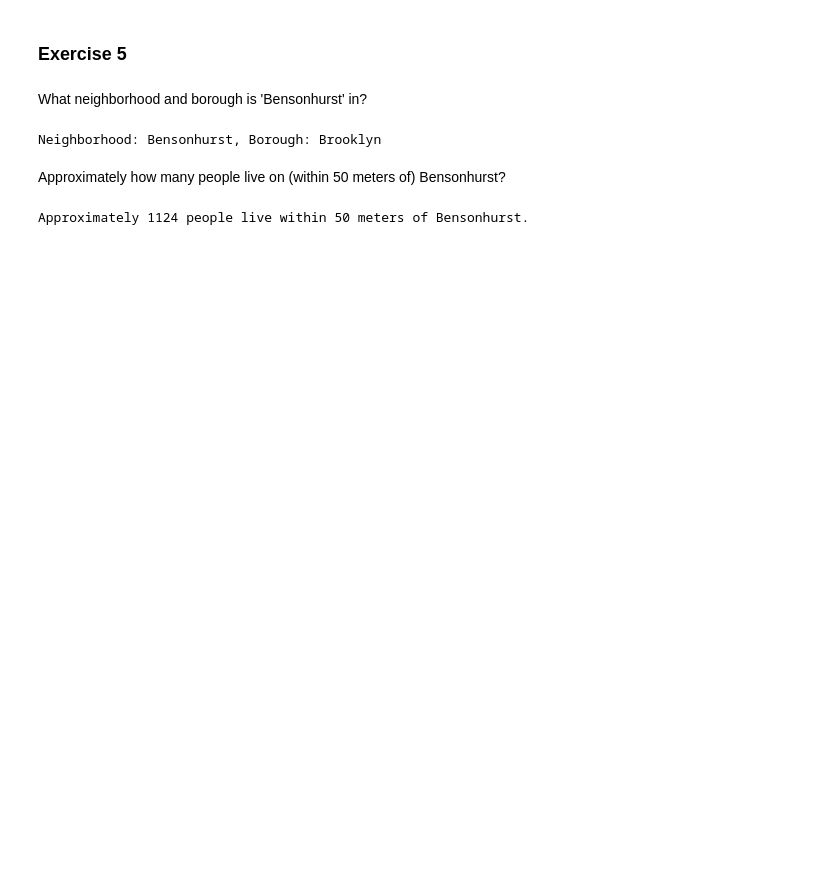
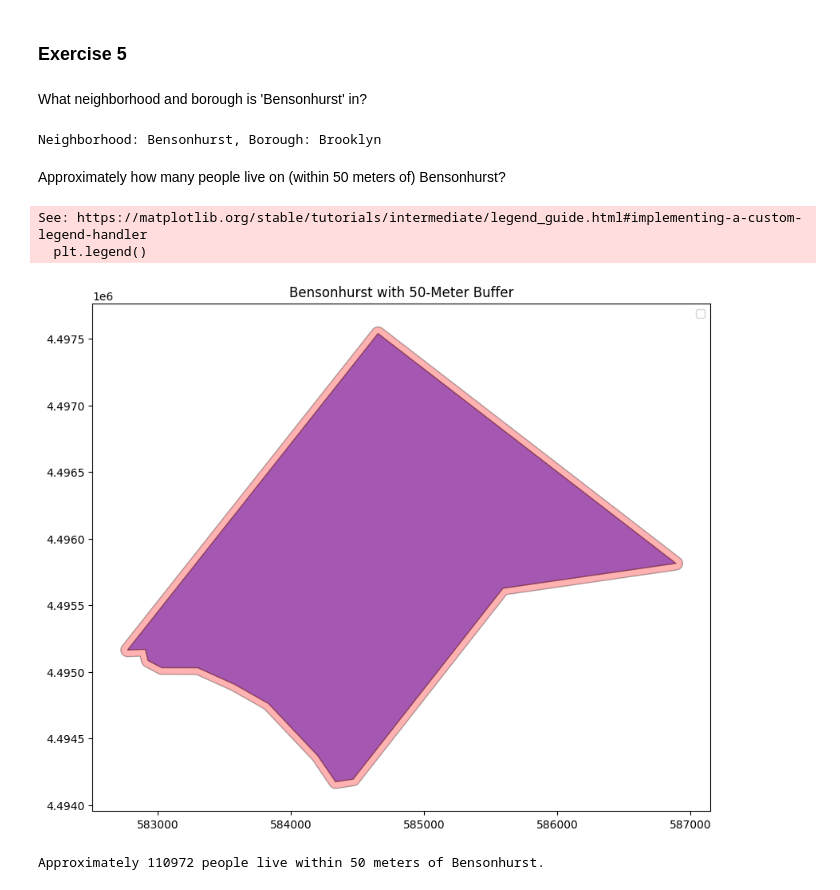
Before and after one commit to arthurwilly/Spatial-NoSQL, a Jupyter notebook: NoSQL_MongoDB_Spatial_William.ipynb, the cells around one changed output. Drawn from its saved outputs; the diff is of its cells as text; code cells hidden in the pictures; blank space fills up the shorter version.

```diff
--- a/NoSQL_MongoDB_Spatial_William.ipynb
+++ b/NoSQL_MongoDB_Spatial_William.ipynb
@@ -670,36 +670,31 @@ print(f"Neighborhood: {neighborhood_name}, Borough: {borough_name}")
 Neighborhood: Bensonhurst, Borough: Brooklyn
 # %% [markdown]
 Approximately how many people live on (within 50 meters of) Bensonhurst?
-# %%
-# Find the geometry for 'Bensonhurst'
-bensonhurst = db['nyc_neighborhoods'].find_one(
-    {"properties.NAME": "Bensonhurst"},
-    {"geometry": 1, "_id": 0}
-)
-
-# Convert the GeoJSON geometry to Shapely format
-bensonhurst_geometry = shape(bensonhurst['geometry'])
-
-# Get the centroid of Bensonhurst for proximity calculation
-bensonhurst_centroid = bensonhurst_geometry.centroid
-
-# Perform a geospatial query to find population units within 50 meters of Bensonhurst
-nearby_population_units = db['nyc_census_blocks'].find({
-    "geometry": {
-        "$near": {       # geospatial query to find all cencus blocks whose geometry falls within 50 meters of centroid
-            "$geometry": {
-                "type": "Point",
-                "coordinates": [bensonhurst_centroid.x, bensonhurst_centroid.y]
-            },
-            "$maxDistance": 50  # 50 meters
-        }
-    }
-})
-
-# Sum the population from the nearby population units
-total_population = sum([unit['properties']['POPN_TOTAL'] for unit in nearby_population_units])
-
-# Print the total population living within 50 meters of Bensonhurst
-print(f"Approximately {total_population} people live within 50 meters of Bensonhurst.")
-# %% [output]
-Approximately 1124 people live within 50 meters of Bensonhurst.
+# %%
+# Retrieve Bensonhurst geometry from MongoDB
+bensonhurst = db['nyc_neighborhoods'].find_one(
+    {"properties.NAME": "Bensonhurst"},
+    {"geometry": 1, "_id": 0}
+)
+
+# Convert to Shapely geometry and create a GeoDataFrame
+bensonhurst_geometry = shape(bensonhurst['geometry'])
+be_df = gpd.GeoDataFrame([{'name': 'Bensonhurst', 'geometry': bensonhurst_geometry}], crs="EPSG:4326")
+
+# Set to EPSG:26918 for meter-based operations
+be_df = be_df.to_crs(epsg=26918)
+# %%
+# Create a 50-meter buffer around Bensonhurst
+be_df['buffered_geometry'] = be_df.geometry.buffer(50)
+
+# Plot the original polygon and the buffer
+fig, ax = plt.subplots(figsize=(10, 10))
+be_df.plot(ax=ax, color="blue", edgecolor="black", alpha=0.5, label="Bensonhurst Polygon")
+be_df.set_geometry('buffered_geometry').plot(ax=ax, color="red", alpha=0.3, edgecolor="black", label="50m Buffer")
+plt.legend()
+plt.title("Bensonhurst with 50-Meter Buffer")
+plt.show()
+# %% [output]
+See: https://matplotlib.org/stable/tutorials/intermediate/legend_guide.html#implementing-a-custom-legend-handler
+  plt.legend()
+[figure, added]
@@ -705,0 +721,8 @@ Approximately 1124 people live within 50 meters of Bensonhurst.
+# %%
+# Sum the population from the retrieved census blocks
+total_population = sum(block['properties']['POPN_TOTAL'] for block in nearby_blocks)
+
+# Print the result
+print(f"Approximately {total_population} people live within 50 meters of Bensonhurst.")
+# %% [output]
+Approximately 110972 people live within 50 meters of Bensonhurst.
```
Also changed, not shown: parts of 4 cells of this notebook.
